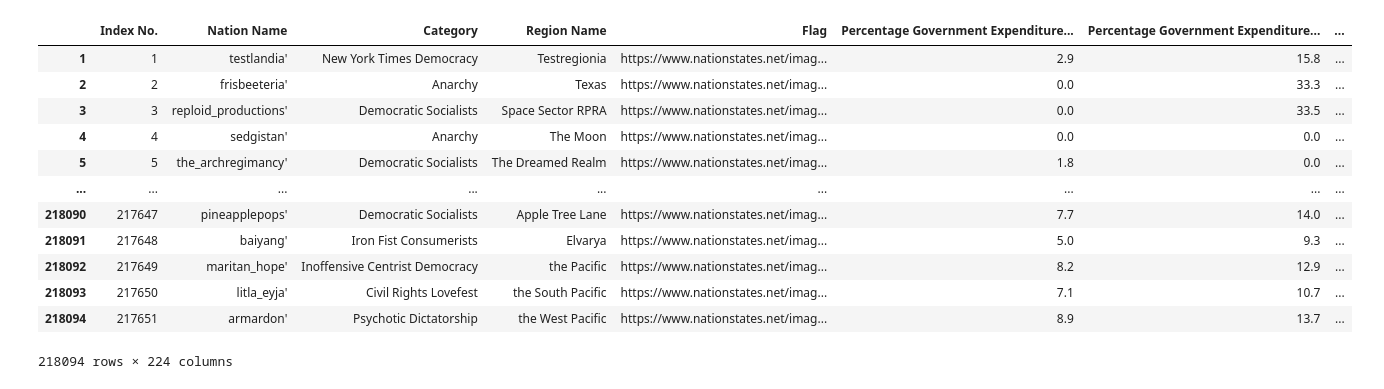
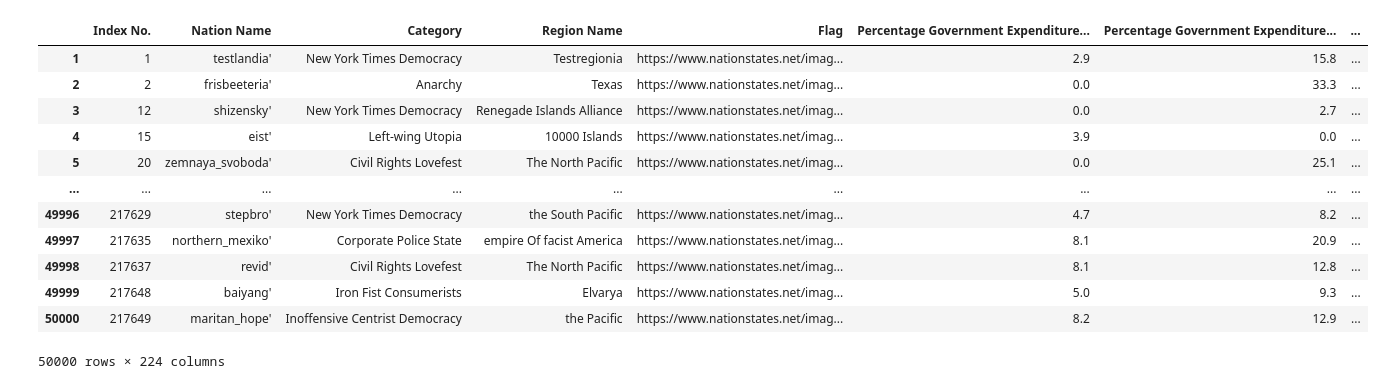
Before and after one commit to Clarissa-Valentine-Z/NationStates-Stats-Analysis, a Jupyter notebook: Data Analysis.ipynb, the cells around one changed output. Drawn from its saved outputs; the diff is of its cells as text; code cells hidden in the pictures.

```diff
--- a/Data Analysis.ipynb
+++ b/Data Analysis.ipynb
@@ -51,31 +123,31 @@ def truncate_colormap(cmap, minval=0.0, maxval=1.0, n=100):
 # %%
 # Reading data and processing as dataframe. The master dataframe is termed df1.
 
+# Normally, I have all the data (it took 4-5 days to thrawl for 250,000+ nations), but for sake of size and GitHub, this is the random choice of 50000 nations.
 folder = "data"
-file_name = "2020-06-(08-11) (ALL NATIONS).csv"
-
+file_name = "2020-06-(08-11) (Sample Data).csv"
 file_path = os.path.join(folder, file_name)
 
 df1 =  pd.read_csv(file_path)
 df1.index = df1.index + 1
 
 pd.set_option('display.max_columns', 500) # Show all the columns (max 500, but we will have maybe 400 col max)
 
 df1
 # %% [output]
 |  | Index No. | Nation Name | Category | Region Name | Flag | Percentage Government Expenditure... | Percentage Government Expenditure... | ... |
 | 1 | 1 | testlandia' | New York Times Democracy | Testregionia | https://www.nationstates.net/imag... | 2.9 | 15.8 | ... |
 | 2 | 2 | frisbeeteria' | Anarchy | Texas | https://www.nationstates.net/imag... | 0.0 | 33.3 | ... |
-| 3 | 3 | reploid_productions' | Democratic Socialists | Space Sector RPRA | https://www.nationstates.net/imag... | 0.0 | 33.5 | ... |
-| 4 | 4 | sedgistan' | Anarchy | The Moon | https://www.nationstates.net/imag... | 0.0 | 0.0 | ... |
-| 5 | 5 | the_archregimancy' | Democratic Socialists | The Dreamed Realm | https://www.nationstates.net/imag... | 1.8 | 0.0 | ... |
+| 3 | 12 | shizensky' | New York Times Democracy | Renegade Islands Alliance | https://www.nationstates.net/imag... | 0.0 | 2.7 | ... |
+| 4 | 15 | eist' | Left-wing Utopia | 10000 Islands | https://www.nationstates.net/imag... | 3.9 | 0.0 | ... |
+| 5 | 20 | zemnaya_svoboda' | Civil Rights Lovefest | The North Pacific | https://www.nationstates.net/imag... | 0.0 | 25.1 | ... |
 | ... | ... | ... | ... | ... | ... | ... | ... | ... |
-| 218090 | 217647 | pineapplepops' | Democratic Socialists | Apple Tree Lane | https://www.nationstates.net/imag... | 7.7 | 14.0 | ... |
-| 218091 | 217648 | baiyang' | Iron Fist Consumerists | Elvarya | https://www.nationstates.net/imag... | 5.0 | 9.3 | ... |
-| 218092 | 217649 | maritan_hope' | Inoffensive Centrist Democracy | the Pacific | https://www.nationstates.net/imag... | 8.2 | 12.9 | ... |
-| 218093 | 217650 | litla_eyja' | Civil Rights Lovefest | the South Pacific | https://www.nationstates.net/imag... | 7.1 | 10.7 | ... |
-| 218094 | 217651 | armardon' | Psychotic Dictatorship | the West Pacific | https://www.nationstates.net/imag... | 8.9 | 13.7 | ... |
+| 49996 | 217629 | stepbro' | New York Times Democracy | the South Pacific | https://www.nationstates.net/imag... | 4.7 | 8.2 | ... |
+| 49997 | 217635 | northern_mexiko' | Corporate Police State | empire Of facist America | https://www.nationstates.net/imag... | 8.1 | 20.9 | ... |
+| 49998 | 217637 | revid' | Civil Rights Lovefest | The North Pacific | https://www.nationstates.net/imag... | 8.1 | 12.8 | ... |
+| 49999 | 217648 | baiyang' | Iron Fist Consumerists | Elvarya | https://www.nationstates.net/imag... | 5.0 | 9.3 | ... |
+| 50000 | 217649 | maritan_hope' | Inoffensive Centrist Democracy | the Pacific | https://www.nationstates.net/imag... | 8.2 | 12.9 | ... |
-218094 rows × 224 columns
+50000 rows × 224 columns
 # %%
 # Extra headers for other attributes of a nation. Some were from API, some were calculated.
 # These can be done inside the .csv files with Excel forumlas, but Python is definitely A LOT faster.
```
Also changed, not shown: parts of 8 cells of this notebook, 2 other files.
